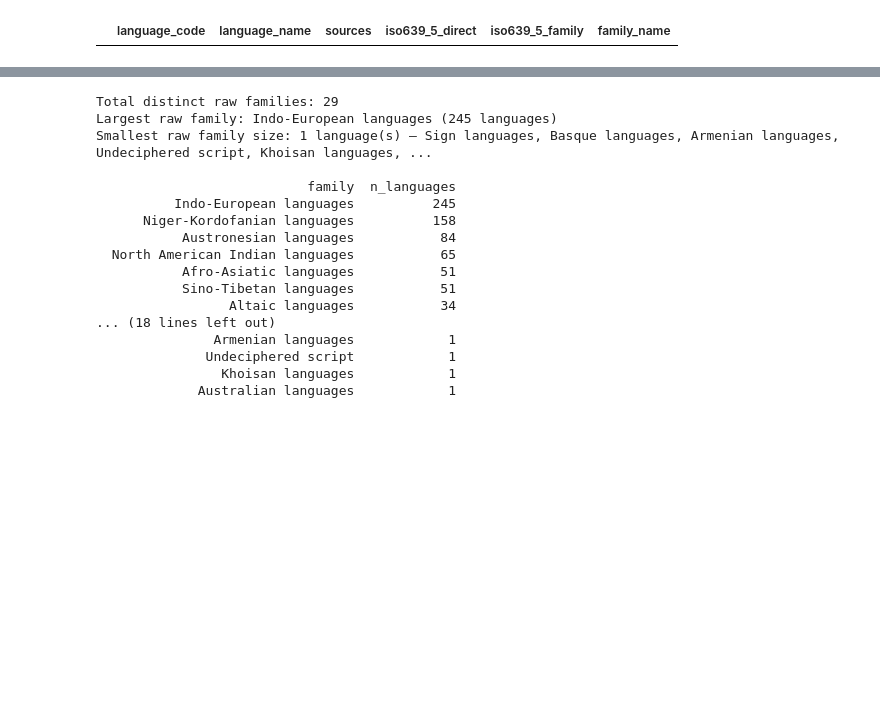
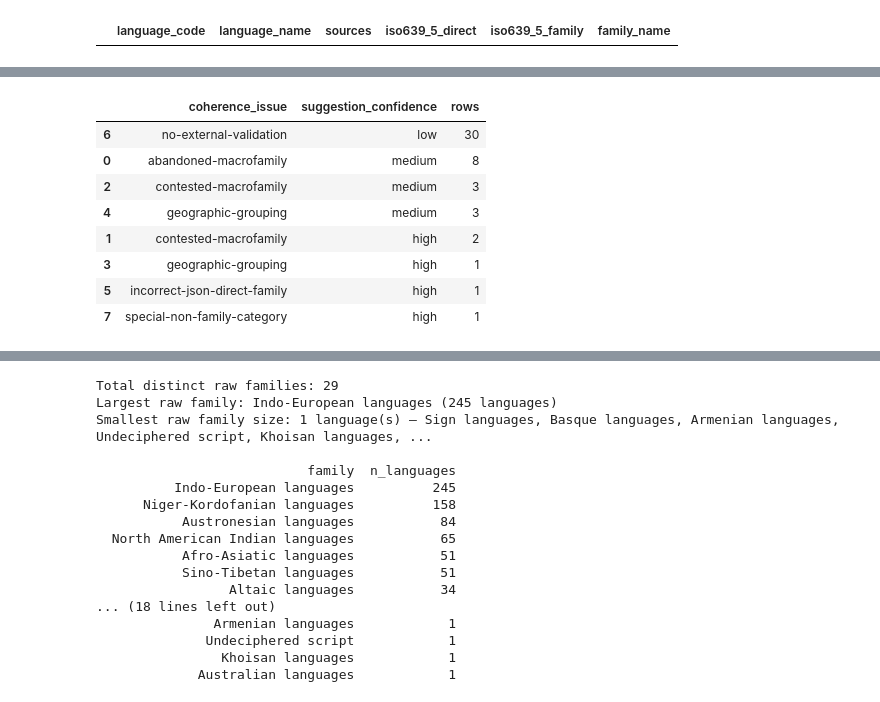
Before and after one commit to CodingDH/translation-transmogrification-pipeline, a Jupyter notebook: notebooks/01_language_exploration.ipynb, the cells around one changed output, grey strips where cells are left out. Cells and saved outputs as stored; diff of their text form; code cells hidden in the pictures; blank space fills up the shorter version.

```diff
--- a/notebooks/01_language_exploration.ipynb
+++ b/notebooks/01_language_exploration.ipynb
@@ -1514,0 +1882,82 @@ df[df["family_unassigned"]][[
+# %%
+family_review_candidates = [
+    Path("..") / "datasets" / "metadata_files" / "family_reconciliation_reviewed.csv",
+    Path(".") / "datasets" / "metadata_files" / "family_reconciliation_reviewed.csv",
+    Path("..") / "datasets" / "metadata_files" / "family_reconciliation_review.csv",
+    Path(".") / "datasets" / "metadata_files" / "family_reconciliation_review.csv",
+]
+family_review_path = next((path for path in family_review_candidates if path.exists()), None)
+
+if family_review_path is None:
+    print(
+        "No family reconciliation review CSV found. "
+        "Run scripts/exploration/build_family_reconciliation_review.py to regenerate the review queue, "
+        "or save family_reconciliation_reviewed.csv in datasets/metadata_files/."
+    )
+    family_reconciliation_review = pd.DataFrame()
+    json_fallback_family_assignments = pd.DataFrame()
+else:
+    family_reconciliation_review = pd.read_csv(
+        family_review_path,
+        dtype=str,
+        keep_default_na=False,
+    )
+    print(f"Family reconciliation review source: {family_review_path.name}")
+
+    json_fallback_family_assignments = family_reconciliation_review[
+        family_reconciliation_review["review_kind"].eq("json_fallback_language")
+    ].copy()
+    for col in ["glottolog_changed_family", "has_cldr_iso6395_hierarchy"]:
+        if col in json_fallback_family_assignments.columns:
+            json_fallback_family_assignments[col] = (
+                json_fallback_family_assignments[col].astype(str).str.lower().eq("true")
+            )
+        else:
+            json_fallback_family_assignments[col] = False
+
+    n_json = len(json_fallback_family_assignments)
+    n_changed = int(json_fallback_family_assignments["glottolog_changed_family"].sum())
+    n_unchanged = n_json - n_changed
+    n_json_only_no_cldr_hierarchy = int((~json_fallback_family_assignments["has_cldr_iso6395_hierarchy"]).sum())
+    substantive_coherence = json_fallback_family_assignments[
+        json_fallback_family_assignments.get("coherence_issue", pd.Series("", index=json_fallback_family_assignments.index)).ne("")
+        & json_fallback_family_assignments.get("coherence_issue", pd.Series("", index=json_fallback_family_assignments.index)).ne("no-external-validation")
+    ].copy()
+
+    print(f"Unified family reconciliation review rows: {len(family_reconciliation_review)}")
+    print(f"Rows whose raw family assignment comes from language_family_assignments.json: {n_json}")
+    print(f"  Still same after Glottolog reconciliation: {n_unchanged}")
+    print(f"  Reclassified by Glottolog reconciliation: {n_changed}")
+    print(f"  JSON fallback with no CLDR ISO 639-5 hierarchy support: {n_json_only_no_cldr_hierarchy}")
+    print(f"  Substantive coherence suggestions before manual review: {len(substantive_coherence)}")
+
+    if {"review_kind", "review_tier"}.issubset(family_reconciliation_review.columns):
+        print("Unified review kind counts:")
+        display(
+            family_reconciliation_review
+            .groupby(["review_kind", "review_tier"], dropna=False)
+            .size()
+            .reset_index(name="rows")
+            .sort_values(["review_kind", "review_tier"])
+        )
+
+    if {"review_tier", "glottolog_validation_status"}.issubset(json_fallback_family_assignments.columns):
+        print("JSON fallback review tier counts:")
+        display(
+            json_fallback_family_assignments
+            .groupby(["review_tier", "glottolog_validation_status"], dropna=False)
+            .size()
+            .reset_index(name="rows")
+            .sort_values(["review_tier", "rows"], ascending=[True, False])
+        )
+
+    if {"coherence_issue", "suggestion_confidence"}.issubset(json_fallback_family_assignments.columns):
+        print("Coherence suggestions by issue:")
+        display(
+            json_fallback_family_assignments[json_fallback_family_assignments["coherence_issue"].ne("")]
+            .groupby(["coherence_issue", "suggestion_confidence"], dropna=False)
+            .size()
+            .reset_index(name="rows")
+            .sort_values(["rows", "coherence_issue"], ascending=[False, True])
+        )
+# %% [output]
@@ -1515,3 +1987,12 @@ df[df["family_unassigned"]][[
+|  | coherence_issue | suggestion_confidence | rows |
+| 6 | no-external-validation | low | 30 |
+| 0 | abandoned-macrofamily | medium | 8 |
+| 2 | contested-macrofamily | medium | 3 |
+| 4 | geographic-grouping | medium | 3 |
+| 1 | contested-macrofamily | high | 2 |
+| 3 | geographic-grouping | high | 1 |
+| 5 | incorrect-json-direct-family | high | 1 |
+| 7 | special-non-family-category | high | 1 |
 # %%
 signal_order = [
     "Manual mapping available",
```
Also changed, not shown: parts of 48 cells of this notebook, 46 other files.
